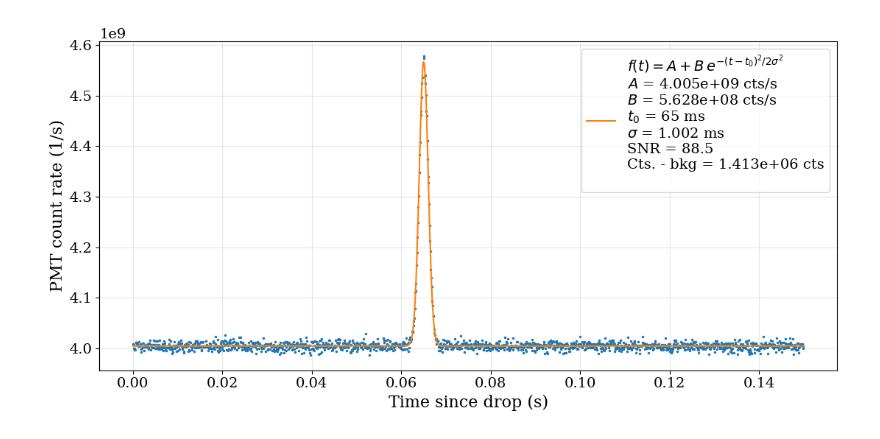
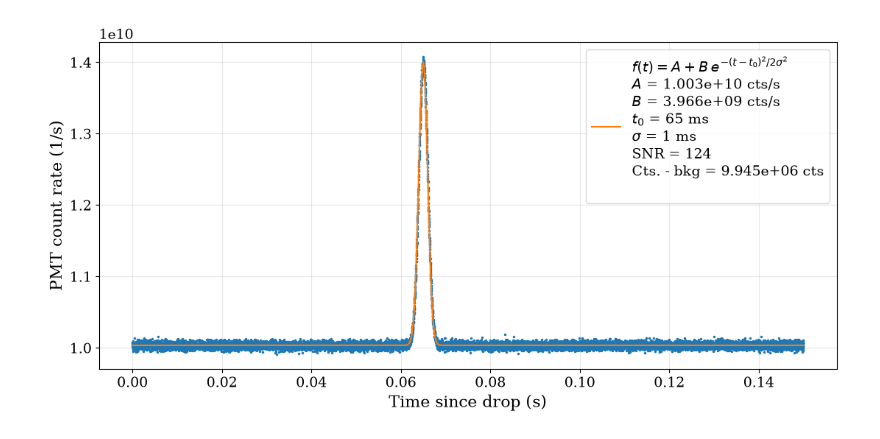
Before and after one commit to josephmlev/eedm_jml, a Jupyter notebook: daqAnalysisAndExperiments/photoDetectors/pmtCountingStats.ipynb, the cells around one changed output. Cells and saved outputs as stored; diff of their text form; code cells hidden in the pictures.

Commit message:
pmt counting update

```diff
--- a/daqAnalysisAndExperiments/photoDetectors/pmtCountingStats.ipynb
+++ b/daqAnalysisAndExperiments/photoDetectors/pmtCountingStats.ipynb
@@ -43,11 +95,11 @@ emitted viewport+dark bkg rate   3.987e+07 /s (bg photons through 2.75 viewport+
 # %%
 #new detector parameters
-QE         = 0.1*8
-etta       = 0.0006*2    # ray optics efficiency
-darkRate   = 4e9
+QE         = 0.85
+etta       = 0.008    # ray optics efficiency
+darkRate   = (10e9)
 saturation = 1        # measured rate is low by this factor at the peak
 
-countRate  = 10e3    # Hz
+countRate  = 100e3    # Hz
 dt         = 1/countRate
 
 B_sim  = B_emitted / saturation * (QE * etta)
@@ -73,33 +125,33 @@ popt, pcov = curve_fit(pos_gaussian, t, rate, p0=p0)
 perr = np.sqrt(np.diag(pcov))
 offset, amp, t0_fit, sigma_fit = popt
 sigma_fit = abs(sigma_fit)
 
 residuals = rate - pos_gaussian(t, *popt)
 resid_std = np.std(residuals, ddof=len(popt))
 snr = amp / resid_std
 integrated_counts = amp * sigma_fit * np.sqrt(2 * np.pi)
 
 t_fit = np.linspace(t.min(), t.max(), 1000)
 fit_label = (
     r'$f(t) = A + B\,e^{-(t-t_0)^2 / 2\sigma^2}$' + '\n'
     f"$A$ = {offset:.4g} cts/s\n"
     f"$B$ = {amp:.4g} cts/s\n"
     f"$t_0$ = {t0_fit*1000:.4g} ms\n"
     f"$\\sigma$ = {sigma_fit*1000:.4g} ms\n"
     f"SNR = {snr:.3g}\n"
     f"Cts. - bkg = {integrated_counts:.4g} cts\n"
 )
 
 plt.close('all')
 plt.figure(figsize=(11, 5.5))
 plt.plot(t, rate, '.', ms=3)
 plt.plot(t_fit, pos_gaussian(t_fit, *popt), '-', label=fit_label)
 plt.xlabel('Time since drop (s)')
 plt.ylabel('PMT count rate (1/s)')
 plt.legend(loc='upper right')
 plt.grid(alpha=0.3)
 plt.tight_layout()
 # %% [output]
-[figure, old version]
+[figure, new version]
 # %%
 # now we have calculated the total emitted background and peak signal photons after correcting for PMT QE, saturation, optics, dark rate (small)
```
Also changed, not shown: parts of 1 cell of this notebook.
